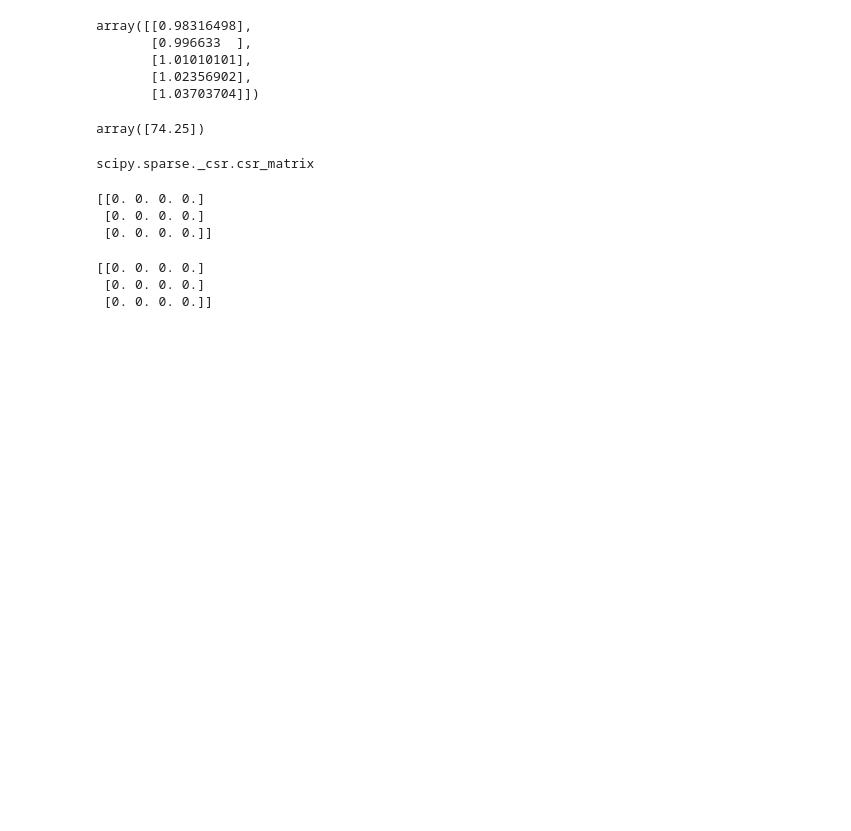
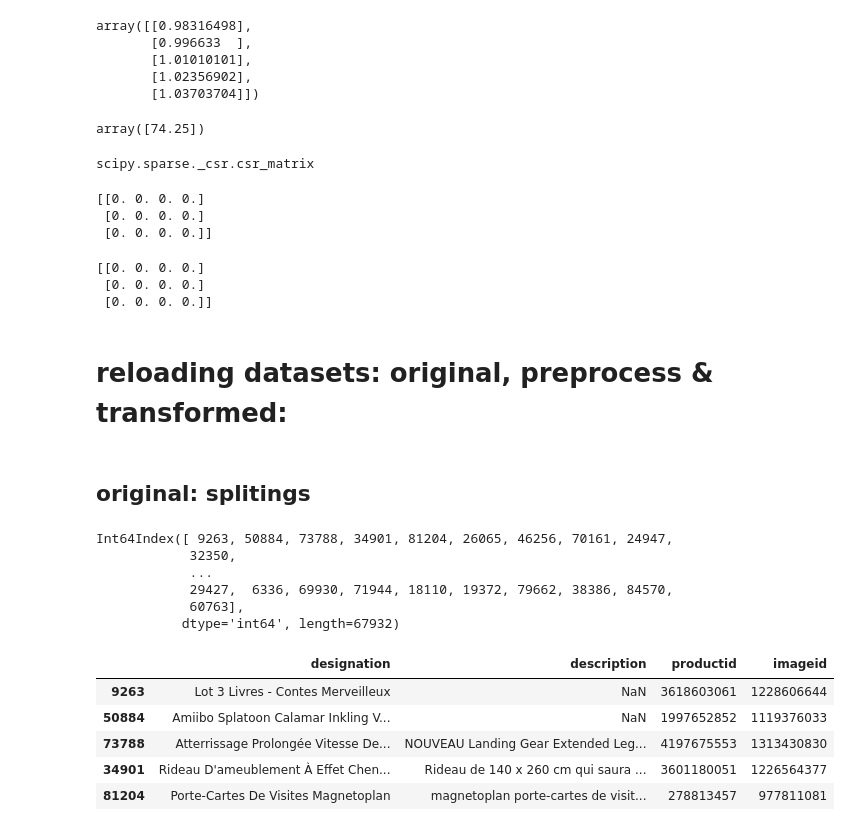
Before and after one commit to RamiroHR/Multimodal-Data-Product-Classification-Model, a Jupyter notebook: Tests_Simple_functions.ipynb, the cells around one changed output. Drawn from its saved outputs; the diff is of its cells as text; code cells hidden in the pictures; blank space fills up the shorter version.

```diff
--- a/Tests_Simple_functions.ipynb
+++ b/Tests_Simple_functions.ipynb
@@ -440,3 +440,5 @@ print(X1.toarray())
 [[0. 0. 0. 0.]
  [0. 0. 0. 0.]
  [0. 0. 0. 0.]]
+# %% [markdown]
+# reloading datasets: original, preprocess & transformed:
@@ -442,0 +469,23 @@ print(X1.toarray())
+# %% [markdown]
+## original: splitings
+# %%
+df_X_train = pd.read_csv(splitting_path + '2308121827_df_X_train.csv', index_col = 0, header = 0)
+df_X_test = pd.read_csv(splitting_path + '2308121827_df_X_test.csv', index_col = 0, header = 0)
+df_y_train = pd.read_csv(splitting_path + '2308121827_df_y_train.csv', index_col = 0, header = 0)
+df_y_test = pd.read_csv(splitting_path + '2308121827_df_y_test.csv', index_col = 0, header = 0)
+# %%
+print(df_X_train.index)
+df_X_train.head()
+# %% [output]
+Int64Index([ 9263, 50884, 73788, 34901, 81204, 26065, 46256, 70161, 24947,
+            32350,
+            ...
+            29427,  6336, 69930, 71944, 18110, 19372, 79662, 38386, 84570,
+            60763],
+           dtype='int64', length=67932)
+|  | designation | description | productid | imageid |
+| 9263 | Lot 3 Livres - Contes Merveilleux | NaN | 3618603061 | 1228606644 |
+| 50884 | Amiibo Splatoon Calamar Inkling V... | NaN | 1997652852 | 1119376033 |
+| 73788 | Atterrissage Prolongée Vitesse De... | NOUVEAU Landing Gear Extended Leg... | 4197675553 | 1313430830 |
+| 34901 | Rideau D'ameublement À Effet Chen... | Rideau de 140 x 260 cm qui saura ... | 3601180051 | 1226564377 |
+| 81204 | Porte-Cartes De Visites Magnetoplan | magnetoplan porte-cartes de visit... | 278813457 | 977811081 |
```
Also changed, not shown: parts of 23 cells of this notebook, 1 other file.
